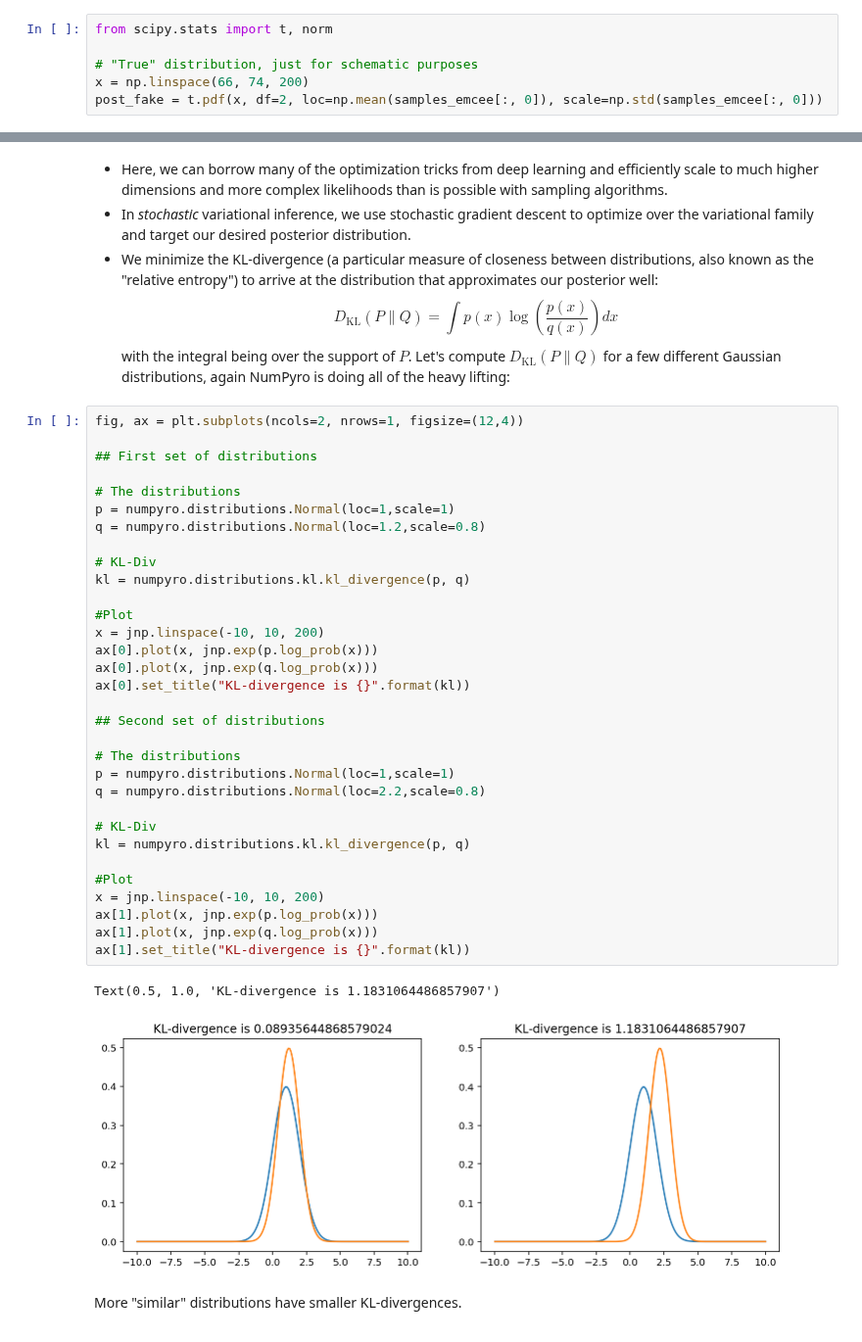
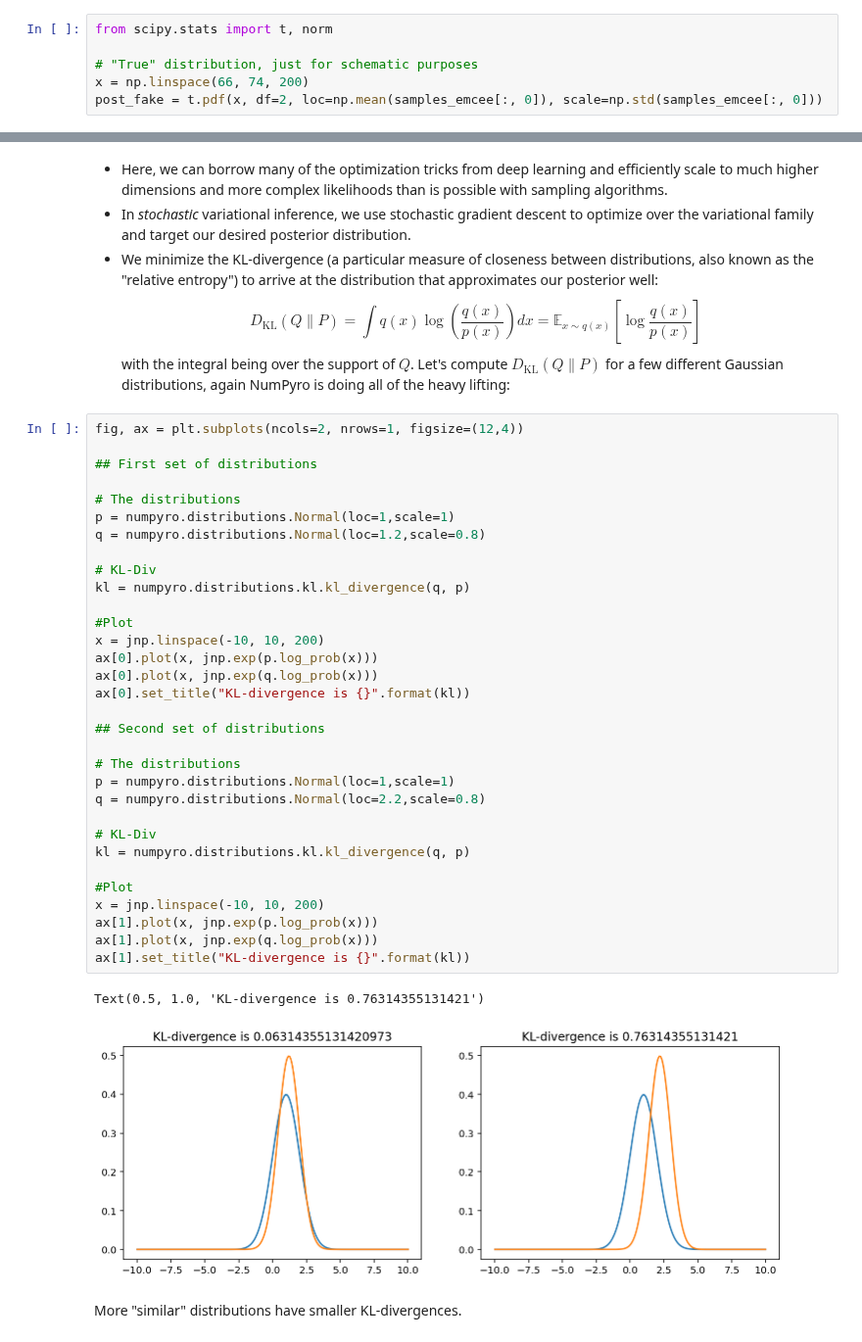
Before and after one commit to smsharma/deep-prob-prog-tutorials, a Jupyter notebook: 01_mcmc_and_vi.ipynb, the cells around one changed output, grey strips where cells are left out. Shown at 98% size. Drawn from its saved outputs; the diff is of its cells as text.

```diff
--- a/01_mcmc_and_vi.ipynb
+++ b/01_mcmc_and_vi.ipynb
@@ -646,43 +658,45 @@ ax[2].set_title("Variational inference")
 - Here, we can borrow many of the optimization tricks from deep learning and efficiently scale to much higher dimensions and more complex likelihoods than is possible with sampling algorithms.
 - In _stochastic_ variational inference, we use stochastic gradient descent to optimize over the variational family and target our desired posterior distribution.
 - We minimize the KL-divergence (a particular measure of closeness between distributions, also known as the "relative entropy") to arrive at the distribution that approximates our posterior well:
-$$D_{\mathrm{KL}}(P \| Q)=\int p(x) \log \left(\frac{p(x)}{q(x)}\right) d x$$
-with the integral being over the support of $P$. Let's compute $D_{\mathrm{KL}}(P \| Q)$ for a few different Gaussian distributions, again NumPyro is doing all of the heavy lifting:
+$$D_{\mathrm{KL}}(Q \| P)=\int q(x) \log \left(\frac{q(x)}{p(x)}\right) d x =
+{\mathbb E}_{x\sim q(x)}\left[\log \frac{q(x)}{p(x)}\right]
+$$
+with the integral being over the support of $Q$. Let's compute $D_{\mathrm{KL}}(Q \| P)$ for a few different Gaussian distributions, again NumPyro is doing all of the heavy lifting:
 # %%
 fig, ax = plt.subplots(ncols=2, nrows=1, figsize=(12,4))
 
 ## First set of distributions
 
 # The distributions
 p = numpyro.distributions.Normal(loc=1,scale=1)
 q = numpyro.distributions.Normal(loc=1.2,scale=0.8)
 
 # KL-Div
-kl = numpyro.distributions.kl.kl_divergence(p, q)
+kl = numpyro.distributions.kl.kl_divergence(q, p)
 
 #Plot
 x = jnp.linspace(-10, 10, 200)
 ax[0].plot(x, jnp.exp(p.log_prob(x)))
 ax[0].plot(x, jnp.exp(q.log_prob(x)))
 ax[0].set_title("KL-divergence is {}".format(kl))
 
 ## Second set of distributions
 
 # The distributions
 p = numpyro.distributions.Normal(loc=1,scale=1)
 q = numpyro.distributions.Normal(loc=2.2,scale=0.8)
 
 # KL-Div
-kl = numpyro.distributions.kl.kl_divergence(p, q)
+kl = numpyro.distributions.kl.kl_divergence(q, p)
 
 #Plot
 x = jnp.linspace(-10, 10, 200)
 ax[1].plot(x, jnp.exp(p.log_prob(x)))
 ax[1].plot(x, jnp.exp(q.log_prob(x)))
 ax[1].set_title("KL-divergence is {}".format(kl))
 # %% [output]
-Text(0.5, 1.0, 'KL-divergence is 1.1831064486857907')
+Text(0.5, 1.0, 'KL-divergence is 0.76314355131421')
-[figure, old version]
+[figure, new version]
 # %% [markdown]
 More "similar" distributions have smaller KL-divergences.
 # %% [markdown]
```
Also changed, not shown: parts of 37 cells of this notebook.
